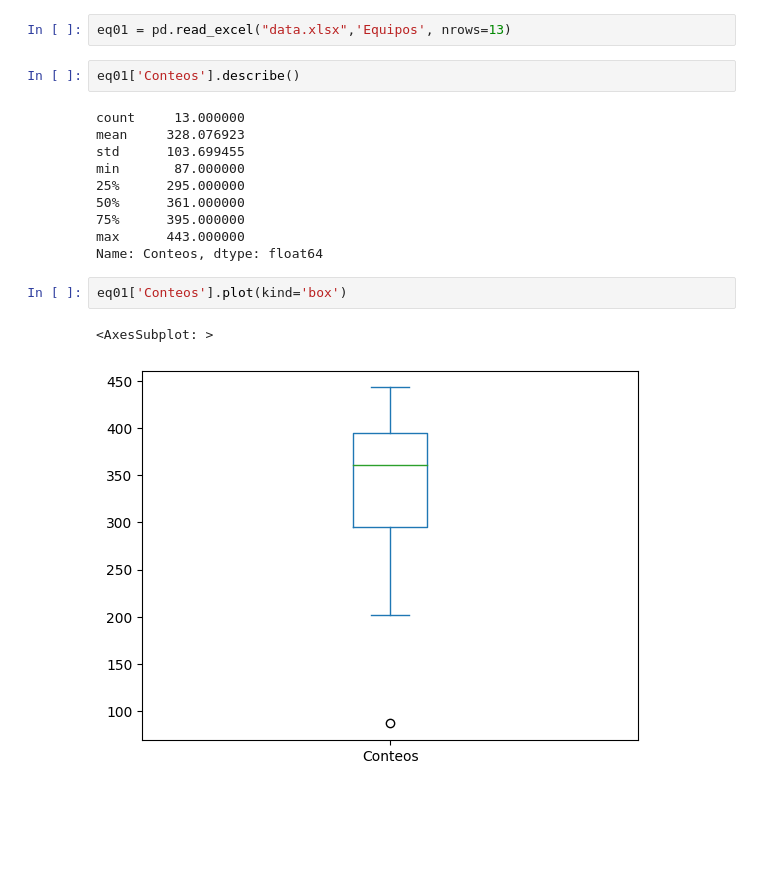
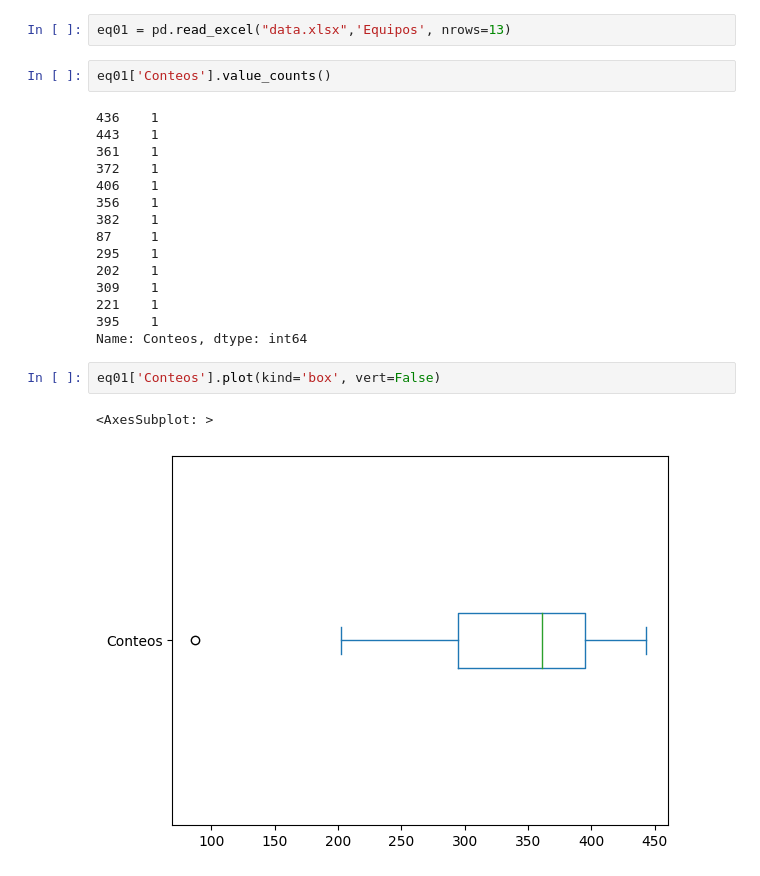
Before and after one commit to ecostichp/Pandas-InventarioA1-Ejercicio, a Jupyter notebook: a.ipynb, the cells around one changed output. Saved outputs shown, nothing was run; the diff lists cells and outputs as text; blank space fills up the shorter version.

```diff
--- a/a.ipynb
+++ b/a.ipynb
@@ -5,19 +5,24 @@ import matplotlib.pyplot as plt
 # %%
 eq01 = pd.read_excel("data.xlsx",'Equipos', nrows=13)
 # %%
-eq01['Conteos'].describe()
+eq01['Conteos'].value_counts()
 # %% [output]
-count     13.000000
-mean     328.076923
-std      103.699455
-min       87.000000
-25%      295.000000
-50%      361.000000
-75%      395.000000
-max      443.000000
-Name: Conteos, dtype: float64
+436    1
+443    1
+361    1
+372    1
+406    1
+356    1
+382    1
+87     1
+295    1
+202    1
+309    1
+221    1
+395    1
+Name: Conteos, dtype: int64
 # %%
-eq01['Conteos'].plot(kind='box')
+eq01['Conteos'].plot(kind='box', vert=False)
 # %% [output]
 <AxesSubplot: >
-[figure, old version]
+[figure, new version]
```
Also changed, not shown: parts of 12 cells of this notebook, 1 other file.
